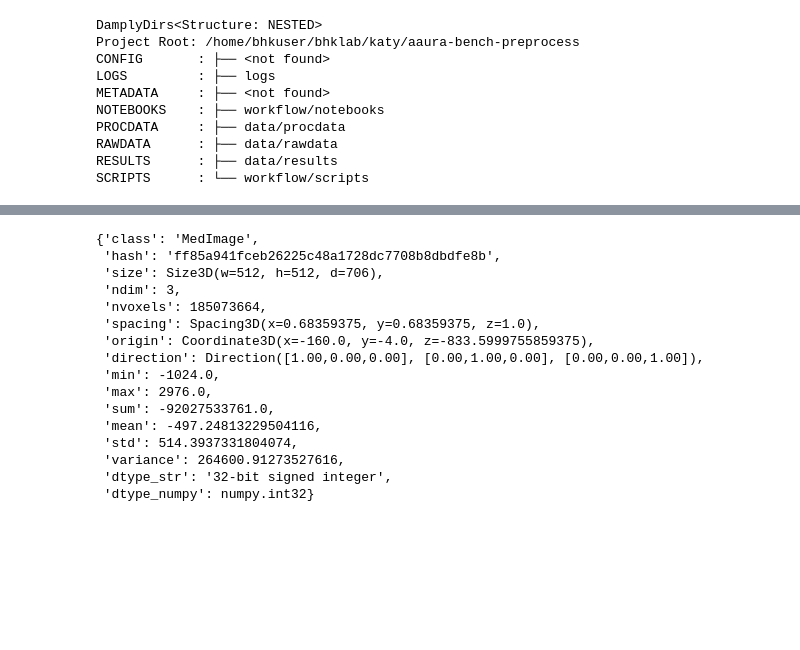
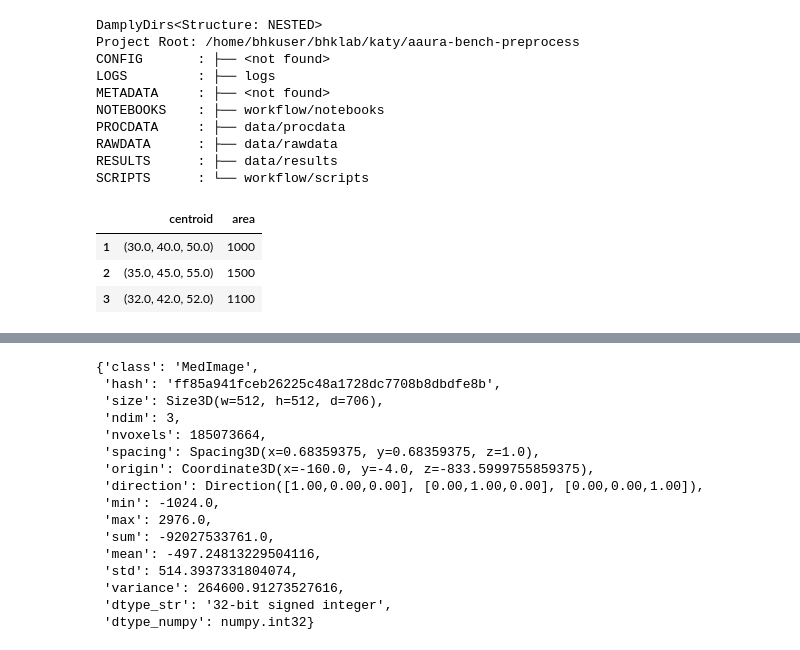
Before and after one commit to bhklab/aaura-bench-preprocess, a Jupyter notebook: workflow/notebooks/dev_notebook.ipynb, the cells around one changed output, grey strips where cells are left out. Cells and saved outputs as stored; diff of their text form; code cells hidden in the pictures; blank space fills up the shorter version.

```diff
--- a/workflow/notebooks/dev_notebook.ipynb
+++ b/workflow/notebooks/dev_notebook.ipynb
@@ -36,6 +36,18 @@ import pandas as pd
 import numpy as np
 from skimage.measure import regionprops
 from imgtools.coretypes import MedImage, Mask
+# %%
+test = [{1:{'centroid': (30.0, 40.0, 50.0), 'area': 1000}},
+        {2:{'centroid': (35.0, 45.0, 55.0), 'area': 1500}},
+        {3:{'centroid': (32.0, 42.0, 52.0), 'area': 1100}}]
+dataset_index = {}
+dataset_index.update(item for d in test for item in d.items())
+pd.DataFrame.from_dict(dataset_index, orient='index')
+# %% [output]
+|  | centroid | area |
+| 1 | (30.0, 40.0, 50.0) | 1000 |
+| 2 | (35.0, 45.0, 55.0) | 1500 |
+| 3 | (32.0, 42.0, 52.0) | 1100 |
 # %%
 dataset = "CVPR_LesionLocator"
 # sample_id = "LesionLocator_0001"
```
Also changed, not shown: parts of 5 cells of this notebook.
